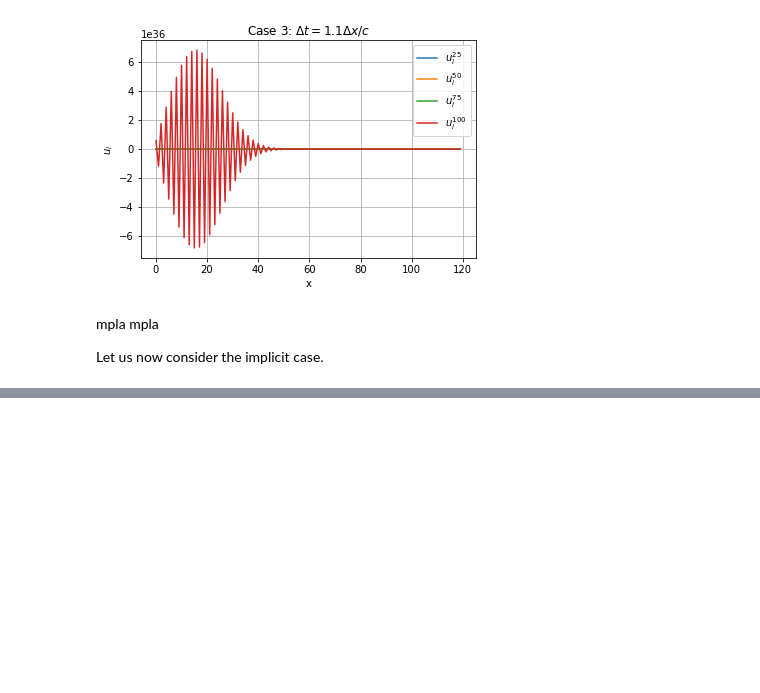
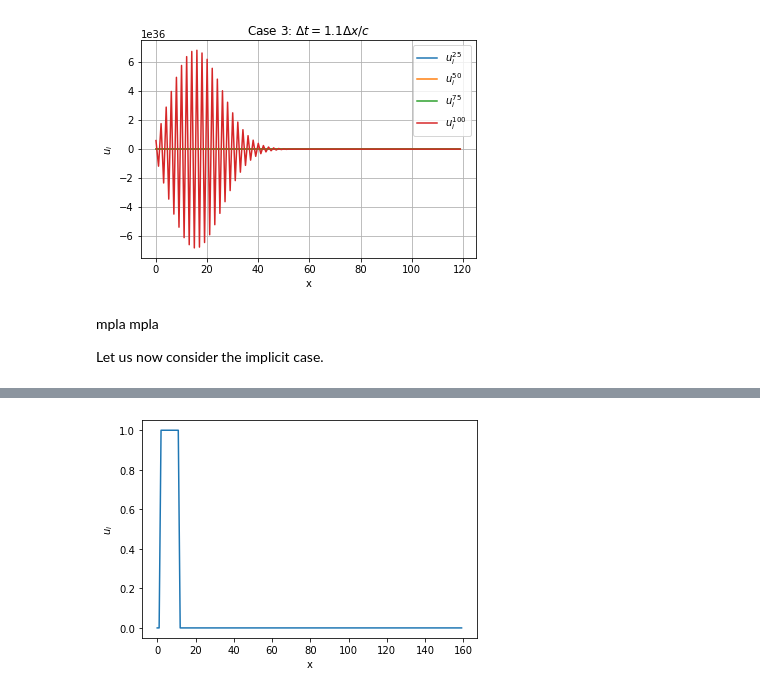
Before and after one commit to aretselis/msc-computational-physics, a Jupyter notebook: Courses/Computational Electromagnetism and Applications (ΥΦΥ203)/Problem Sets/retselis_set1.ipynb, the cells around one changed output, grey strips where cells are left out. Cells and saved outputs as stored; diff of their text form; code cells hidden in the pictures; blank space fills up the shorter version.

Commit message:
Add function to solve implicit case

```diff
--- a/Courses/Computational Electromagnetism and Applications (ΥΦΥ203)/Problem Sets/retselis_set1.ipynb
+++ b/Courses/Computational Electromagnetism and Applications (ΥΦΥ203)/Problem Sets/retselis_set1.ipynb
@@ -204,14 +204,50 @@ def matrix_addition(A, B):
     # Output is the result of the addition
 
     # Check if addition is possible
-    if (A.shape[0] != B.shape[0] or A.shape[1] != B.shape[1]):
+    if (A.shape[0] != B.shape[0]):
         raise ValueError('Matrices must have same number of rows and columns!')
-    size = A.shape[1]
-    result_matrix = np.zeros((size, size))
+    if(len(B.shape) != 1):
+         if A.shape[1] != B.shape[1]:
+                raise ValueError('Matrices must have same number of rows and columns!')
+    rows_number = A.shape[0]
+    if(len(B.shape) == 1):
+        columns_number = 1
+    else:
+        columns_number = B.shape[1]
+    result_matrix = np.zeros((rows_number, columns_number))
     # Add matrices
-    for columns in range(len(A)):
-        for rows in range(len(B)):
-            result_matrix[rows][columns] = A[rows][columns] + B[rows][columns]
+    for columns in range(columns_number):
+        for rows in range(rows_number):
+            if len(B.shape) == 1:
+                result_matrix[rows] = A[rows] + B[rows]
+            else:
+                result_matrix[rows][columns] = A[rows][columns] + B[rows][columns]
+    return(result_matrix)
+
+def matrix_multiplication(A, B):
+    # Computes and returns the result of the multiplication for two matrices A and B
+    # Input is the two matrices
+    # Output is the result of the multiplication A*B
+
+    # Check if multiplication is possible
+    if (A.shape[1] != B.shape[0]):
+        raise ValueError('Matrix multiplication not possible!')
+    if len(B.shape) == 1:
+        columns_B = 1
+        result_matrix = np.zeros((A.shape[0], 1))
+    else:
+        columns_B = B.shape[1]
+        result_matrix = np.zeros((A.shape[0], B.shape[1]))
+    rows_B = B.shape[0]
+    rows_A = A.shape[0]
+    # Multiply matrices
+    for i in range(0, rows_A):
+        for j in range(0, columns_B):
+            for k in range(0, rows_B):
+                if columns_B == 1:
+                    result_matrix[i][j] += A[i][k] * B[k]
+                else:
+                    result_matrix[i][j] += A[i][k] * B[k][j]
     return(result_matrix)
 
 
@@ -227,18 +263,49 @@ def implicit_solution(grid, dx, dt, c, beta):
     C = A
     L_temp = ((2*beta-1)/2) * L
     B = matrix_addition(L_temp, I)
-    print(B)
-
-
+    A_inverse = np.linalg.inv(A)
+    # Compute the solution
+    A_inverse_B = matrix_multiplication(A_inverse, B)
+    A_inverse_C = matrix_multiplication(A_inverse, C)
+    #A_inverse_B = np.matmul(A_inverse, B)
+    #A_inverse_C = np.matmul(A_inverse, C)
+    for n in range(2, len(grid)):
+        f_prev = grid[n-2,1:len(grid)-1]
+        f_now = grid[n-1,1:len(grid)-1]
+        f_next = matrix_addition(2 * matrix_multiplication(A_inverse_B, f_now), -1 * matrix_multiplication(A_inverse_C, f_prev))
+        #f_next =  np.subtract((2*np.matmul(A_inverse_B, f_now)), np.matmul(A_inverse_C, f_prev))
+        # Insert f_next in grid
+        for i in range(1, len(grid)-1):
+            grid[n][i] = f_next[i-1]
     return(grid)
 
+def plot_frame(array, i):
+    # Extract frames from an array and plots them
+    # Note that with this convention we have if we request frame number i the index of the frame is i+2
+    frame = array[i,:]
+    plt.plot(frame, label=r'$u_{{i}}^{{{}}}$'.format(i))
+    plt.ylabel(r'$u_{i}$')
+    plt.xlabel('x')
 
-size = 7
+size = 160
 c = 1
 dx = 0.1
 dt = 0.9*dx/c
 beta = 1/4
 u = np.zeros((size, size))
-#u = initial_conditions(u)
+u = initial_conditions(u)
+plt.figure()
+plot_frame(u, 1)
 u = implicit_solution(u, dx, dt, c, beta)
+
+# Extract and plot frames for case 1
+plt.figure()
+plot_frame(u, 25)
+plot_frame(u, 50)
+plot_frame(u, 75)
+plot_frame(u, 100)
+plt.legend()
+plt.grid()
+plt.title(r'Case 1: $\Delta t=0.9\Delta x/c$')
+plt.show()
 # %% [output]
@@ -249,0 +312 @@ u = implicit_solution(u, dx, dt, c, beta)
+[figure, added]
```
Also changed, not shown: parts of 1 cell of this notebook.
